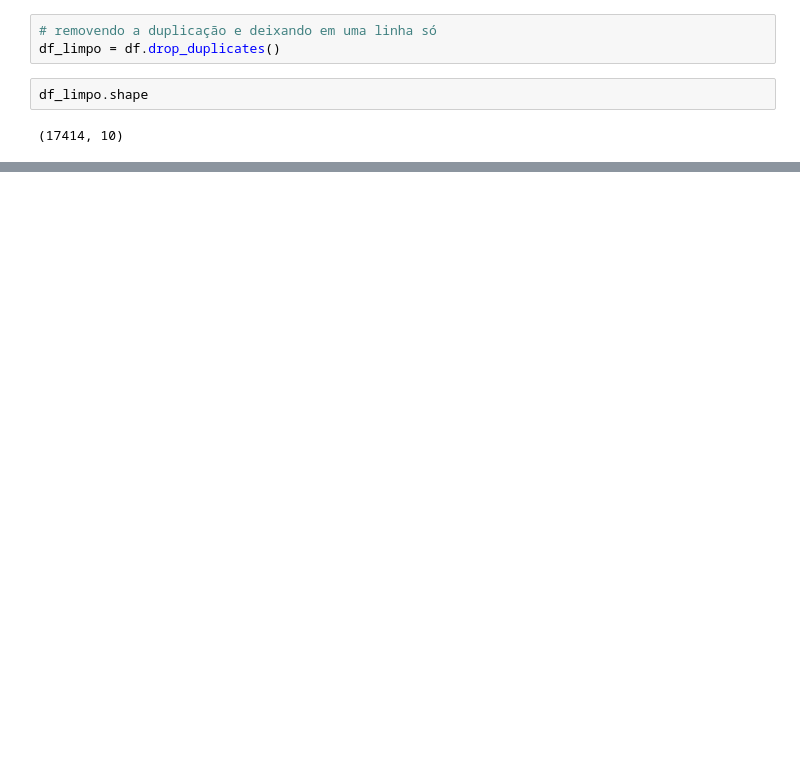
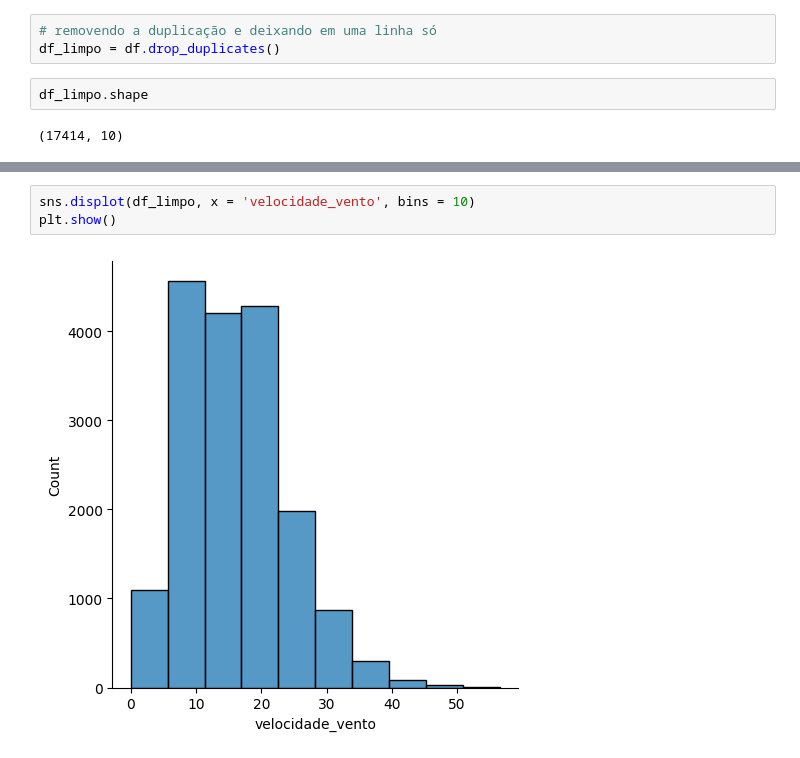
Before and after one commit to IronZiiz/Data-Science_Time-Series, a Jupyter notebook: Main_notebook_Time_series.ipynb, the cells around one changed output, grey strips where cells are left out. Drawn from its saved outputs; the diff is of its cells as text; blank space fills up the shorter version.

```diff
--- a/Main_notebook_Time_series.ipynb
+++ b/Main_notebook_Time_series.ipynb
@@ -106,0 +138,5 @@ df_limpo.shape
+# %%
+sns.displot(df_limpo, x = 'velocidade_vento', bins = 10)
+plt.show()
+# %% [output]
+[figure, added]
```
Also changed, not shown: parts of 73 cells of this notebook.
